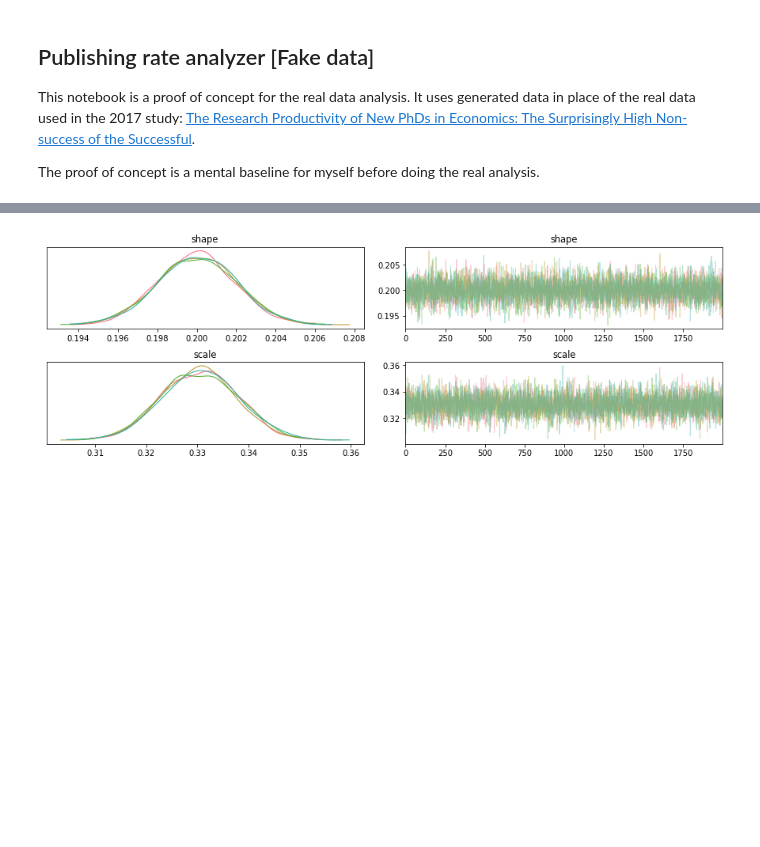
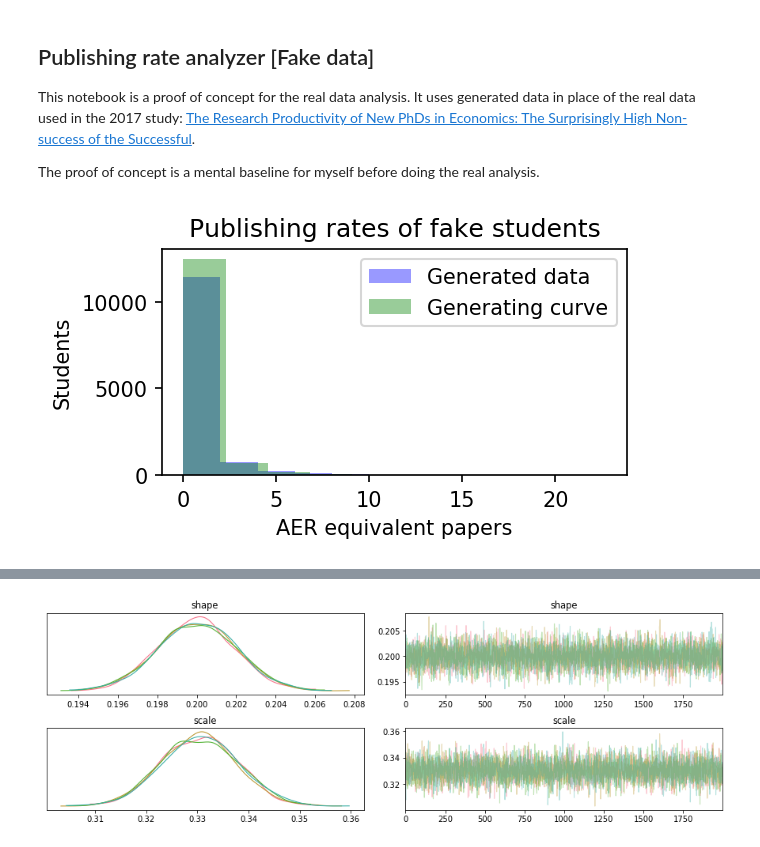
Before and after one commit to mviz/publish_rate_analysis, a Jupyter notebook: proof_of_concept_analysis.ipynb, the cells around one changed output, grey strips where cells are left out. Saved outputs shown, nothing was run; the diff lists cells and outputs as text; code cells hidden in the pictures; blank space fills up the shorter version.

Commit message:
Finished up the high level details in the fake data model.
Went through the [pymc3 quickstart](https://docs.pymc.io/notebooks/api_quickstart.html) to cover the bases.

```diff
--- a/proof_of_concept_analysis.ipynb
+++ b/proof_of_concept_analysis.ipynb
@@ -21,6 +21,15 @@ sns.set_palette("husl")
 # %%
 fake_data = pd.read_csv("fake_data/fake_data.csv")
 fake_data.head()
+# %%
+fig, ax = plt.subplots(figsize=(4,2))
+fig.set_dpi(150)
+ax.hist(fake_data.AERPub, color = "blue", alpha=0.4, label = "Generated data");
+ax.hist(np.random.gamma(shape=0.2, scale=3, size=900*15), color="green", alpha=0.4, label="Generating curve");
+ax.set(title="Publishing rates of fake students", xlabel="AER equivalent papers", ylabel="Students");
+ax.legend();
+# %% [output]
+[figure, added]
 # %%
 with pm.Model() as fake_model:
     shape = pm.Uniform("shape", lower=0, upper=2)
```
Also changed, not shown: parts of 10 cells of this notebook, 1 other file.
